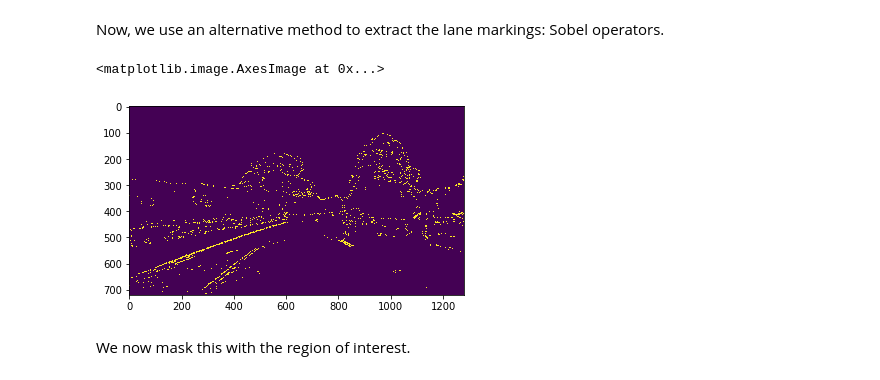
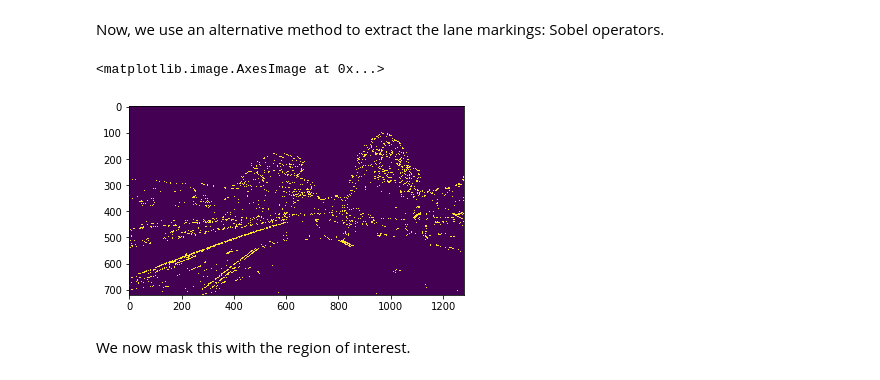
Before and after one commit to joaospinto/CarND-Advanced-Lane-Lines, a Jupyter notebook: Advanced Lane Lines (JSP).ipynb, the cells around one changed output. Cells and saved outputs as stored; diff of their text form; code cells hidden in the pictures.

```diff
--- a/Advanced Lane Lines (JSP).ipynb
+++ b/Advanced Lane Lines (JSP).ipynb
@@ -200,13 +200,13 @@ def GetFilteredSobel(image, mag_thresh, dir_thresh, ksize):
     binary_output[mag_ids & dir_ids] = 1
     return binary_output
 # %%
-mag_thresh = (50,255) # previously 75
+mag_thresh = (40,255) # previously 50
 dir_thresh = (40*np.pi/180, 75*np.pi/180) # previously 40, 75
 ksize=9
 plt.imshow(GetFilteredSobel(cv2.equalizeHist(L), mag_thresh, dir_thresh, ksize))
 # %% [output]
 <matplotlib.image.AxesImage at 0x...>
-[figure, old version]
+[figure, new version]
 # %% [markdown]
 We now mask this with the region of interest.
 # %%
```
Also changed, not shown: parts of 21 cells of this notebook.
